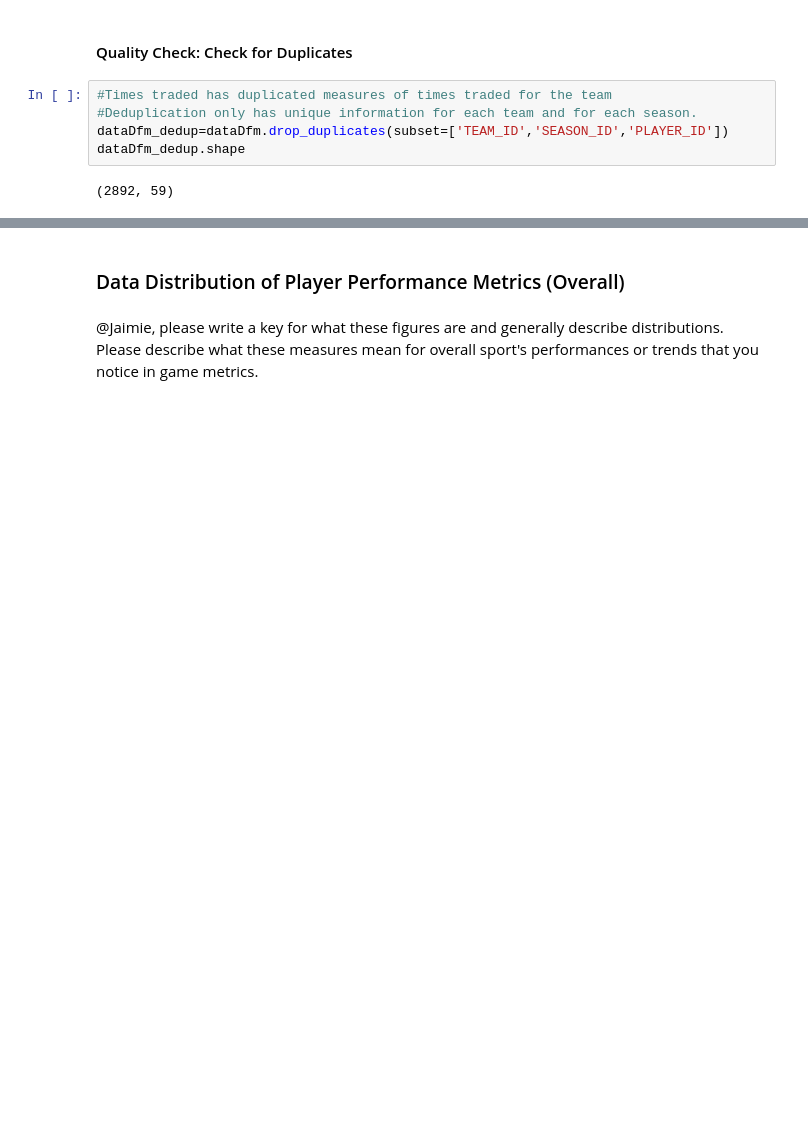
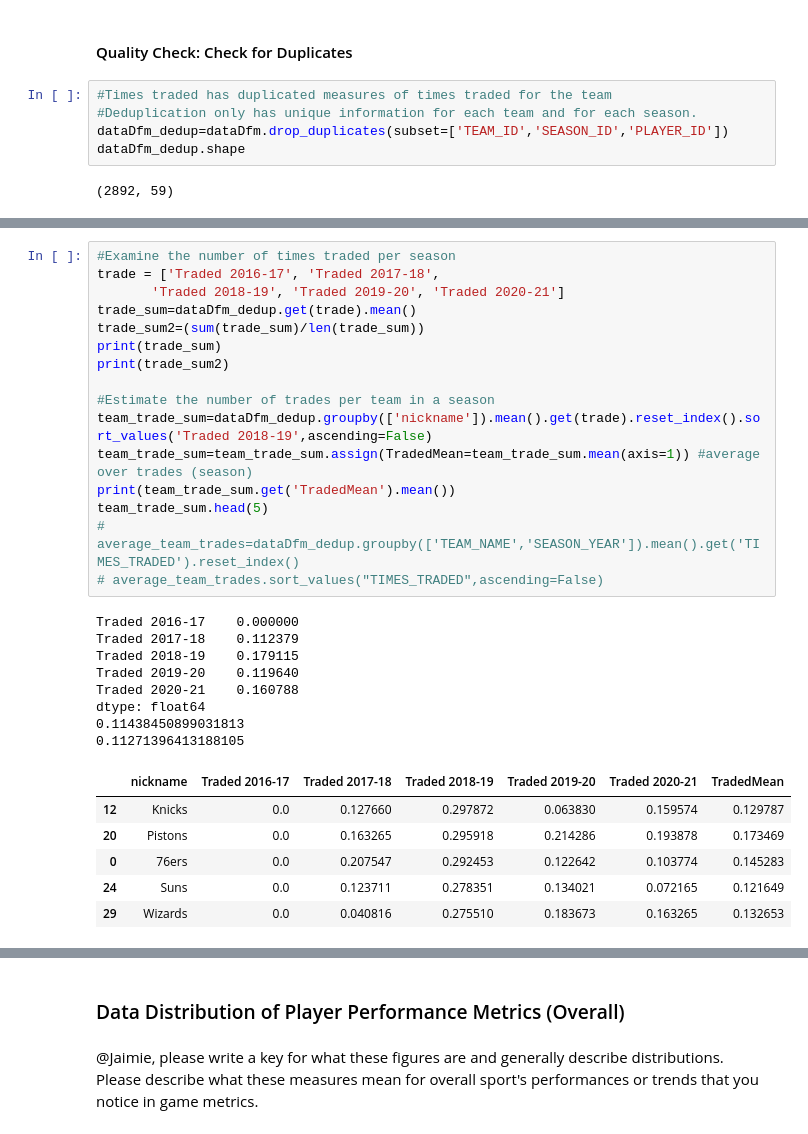
Before and after one commit to agarduno93/NBATrading, a Jupyter notebook: EDACheckpointGroup028-Wi22.ipynb, the cells around one changed output, grey strips where cells are left out. Cells and saved outputs as stored; diff of their text form; blank space fills up the shorter version.

```diff
--- a/EDACheckpointGroup028-Wi22.ipynb
+++ b/EDACheckpointGroup028-Wi22.ipynb
@@ -232,0 +193,31 @@ average_team_trades.sort_values("TIMES_TRADED",ascending=False)
+# %%
+#Examine the number of times traded per season
+trade = ['Traded 2016-17', 'Traded 2017-18',
+       'Traded 2018-19', 'Traded 2019-20', 'Traded 2020-21']
+trade_sum=dataDfm_dedup.get(trade).mean()
+trade_sum2=(sum(trade_sum)/len(trade_sum))
+print(trade_sum)
+print(trade_sum2)
+
+#Estimate the number of trades per team in a season
+team_trade_sum=dataDfm_dedup.groupby(['nickname']).mean().get(trade).reset_index().sort_values('Traded 2018-19',ascending=False)
+team_trade_sum=team_trade_sum.assign(TradedMean=team_trade_sum.mean(axis=1)) #average over trades (season)
+print(team_trade_sum.get('TradedMean').mean())
+team_trade_sum.head(5)
+# average_team_trades=dataDfm_dedup.groupby(['TEAM_NAME','SEASON_YEAR']).mean().get('TIMES_TRADED').reset_index()
+# average_team_trades.sort_values("TIMES_TRADED",ascending=False)
+# %% [output]
+Traded 2016-17    0.000000
+Traded 2017-18    0.112379
+Traded 2018-19    0.179115
+Traded 2019-20    0.119640
+Traded 2020-21    0.160788
+dtype: float64
+0.11438450899031813
+0.11271396413188105
+|  | nickname | Traded 2016-17 | Traded 2017-18 | Traded 2018-19 | Traded 2019-20 | Traded 2020-21 | TradedMean |
+| 12 | Knicks | 0.0 | 0.127660 | 0.297872 | 0.063830 | 0.159574 | 0.129787 |
+| 20 | Pistons | 0.0 | 0.163265 | 0.295918 | 0.214286 | 0.193878 | 0.173469 |
+| 0 | 76ers | 0.0 | 0.207547 | 0.292453 | 0.122642 | 0.103774 | 0.145283 |
+| 24 | Suns | 0.0 | 0.123711 | 0.278351 | 0.134021 | 0.072165 | 0.121649 |
+| 29 | Wizards | 0.0 | 0.040816 | 0.275510 | 0.183673 | 0.163265 | 0.132653 |
```
Also changed, not shown: parts of 4 cells of this notebook.
